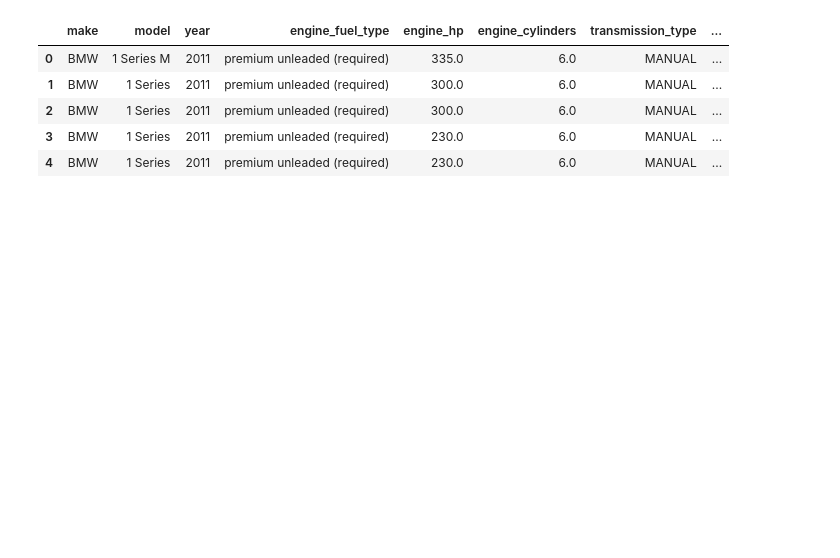
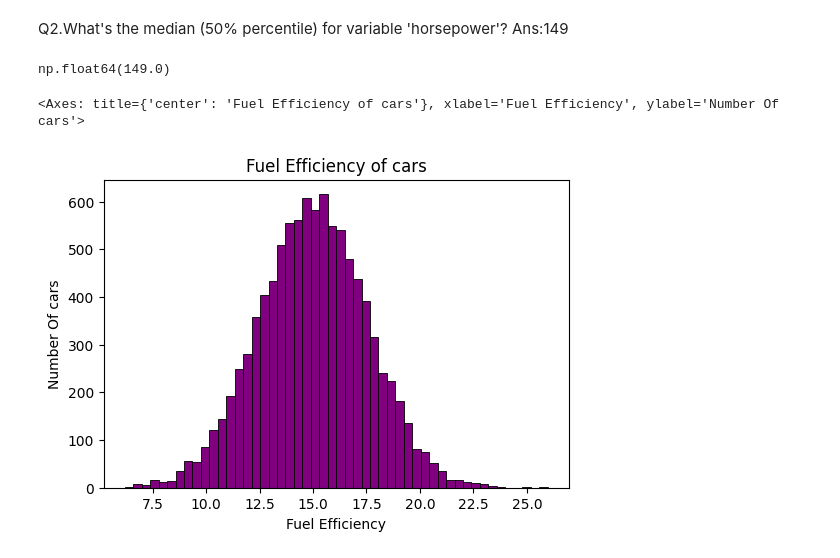
Before and after one commit to RevathyRamalingam/machineLearning, a Jupyter notebook: 02-Regression/Untitled.ipynb, the cells around one changed output. Drawn from its saved outputs; the diff is of its cells as text; code cells hidden in the pictures; blank space fills up the shorter version.

```diff
--- a/02-Regression/Untitled.ipynb
+++ b/02-Regression/Untitled.ipynb
@@ -13,11 +47,24 @@ df.head()
+# %% [markdown]
+Q2.What's the median (50% percentile) for variable 'horsepower'?
+Ans:149
+# %%
+df.horsepower.median()
+# %% [output]
+np.float64(149.0)
 # %%
-df.columns = df.columns.str.lower().str.replace(' ','_')
+import seaborn as s
+import matplotlib.pyplot as plot
+string_dtype_columns = list(df.dtypes[df.dtypes == object].index)
+for col in string_dtype_columns:
+    df[col]= df[col].str.lower().str.replace(" ","_")
 df.head()
+
+plot.figure(figsize=(6,4))
+plot.title("Fuel Efficiency of cars")
+plot.ylabel("Number Of cars")
+plot.xlabel("Fuel Efficiency")
+s.histplot(df.fuel_efficiency_mpg,bins=50,color='purple',alpha=1)
 # %% [output]
-|  | make | model | year | engine_fuel_type | engine_hp | engine_cylinders | transmission_type | ... |
-| 0 | BMW | 1 Series M | 2011 | premium unleaded (required) | 335.0 | 6.0 | MANUAL | ... |
-| 1 | BMW | 1 Series | 2011 | premium unleaded (required) | 300.0 | 6.0 | MANUAL | ... |
-| 2 | BMW | 1 Series | 2011 | premium unleaded (required) | 300.0 | 6.0 | MANUAL | ... |
-| 3 | BMW | 1 Series | 2011 | premium unleaded (required) | 230.0 | 6.0 | MANUAL | ... |
-| 4 | BMW | 1 Series | 2011 | premium unleaded (required) | 230.0 | 6.0 | MANUAL | ... |
+<Axes: title={'center': 'Fuel Efficiency of cars'}, xlabel='Fuel Efficiency', ylabel='Number Of cars'>
+[figure, added]
 # %%
```
Also changed, not shown: parts of 26 cells of this notebook, 2 other files.
